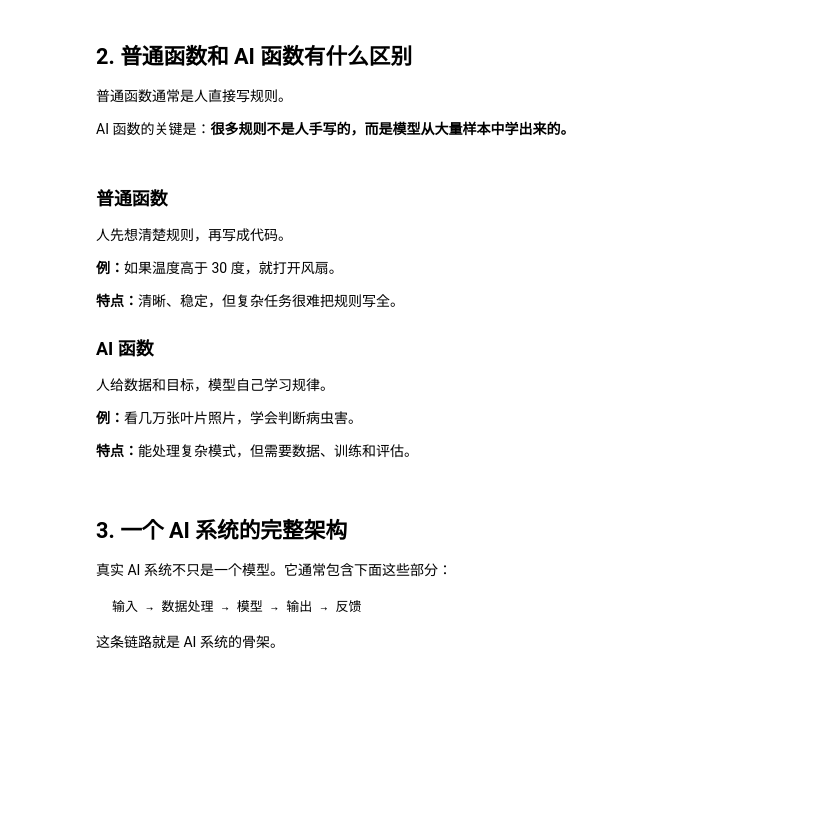
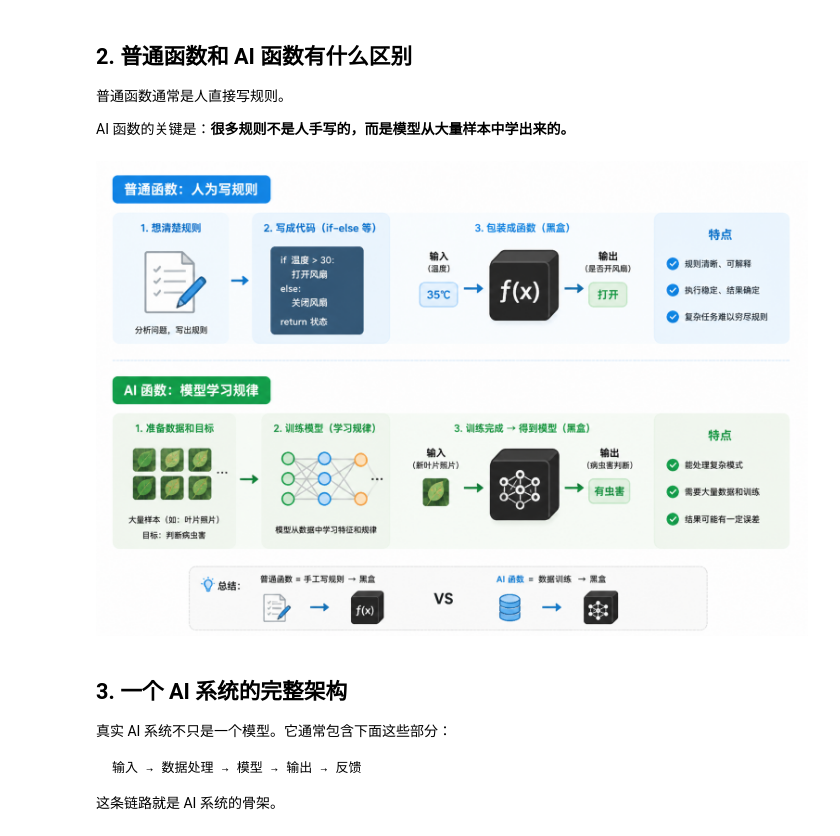
Before and after one commit to zcxixixi/ai-course, a Jupyter notebook: 我自己学习资料/notebooks/01-人工智能概述.ipynb, the cells around one changed output. Cells and saved outputs as stored; diff of their text form; code cells hidden in the pictures; blank space fills up the shorter version.

Commit message:
Use visual comparison for function and AI model

```diff
--- a/我自己学习资料/notebooks/01-人工智能概述.ipynb
+++ b/我自己学习资料/notebooks/01-人工智能概述.ipynb
@@ -136,31 +136,13 @@ AI 模型 f把输入变成可计算信息
 
 AI 函数的关键是：**很多规则不是人手写的，而是模型从大量样本中学出来的。**
 # %%
-show("""
-<div class="ai-course grid two">
-  <div class="card">
-    <h3>普通函数</h3>
-    <p>人先想清楚规则，再写成代码。</p>
-    <p><b>例：</b>如果温度高于 30 度，就打开风扇。</p>
-    <p><b>特点：</b>清晰、稳定，但复杂任务很难把规则写全。</p>
-  </div>
-  <div class="card">
-    <h3>AI 函数</h3>
-    <p>人给数据和目标，模型自己学习规律。</p>
-    <p><b>例：</b>看几万张叶片照片，学会判断病虫害。</p>
-    <p><b>特点：</b>能处理复杂模式，但需要数据、训练和评估。</p>
-  </div>
-</div>
-""")
+from pathlib import Path
+from IPython.display import Image, display
+
+image_path = Path("../src/8bc973c4-5923-41b4-960a-93e4c260f98d.png")
+display(Image(filename=str(image_path), width=980))
 # %% [output]
-普通函数
-人先想清楚规则，再写成代码。
-例：如果温度高于 30 度，就打开风扇。
-特点：清晰、稳定，但复杂任务很难把规则写全。
-AI 函数
-人给数据和目标，模型自己学习规律。
-例：看几万张叶片照片，学会判断病虫害。
-特点：能处理复杂模式，但需要数据、训练和评估。
+[figure, added]
 # %% [markdown]
 ## 3. 一个 AI 系统的完整架构
 
```
Also changed, not shown: 1 other file.
